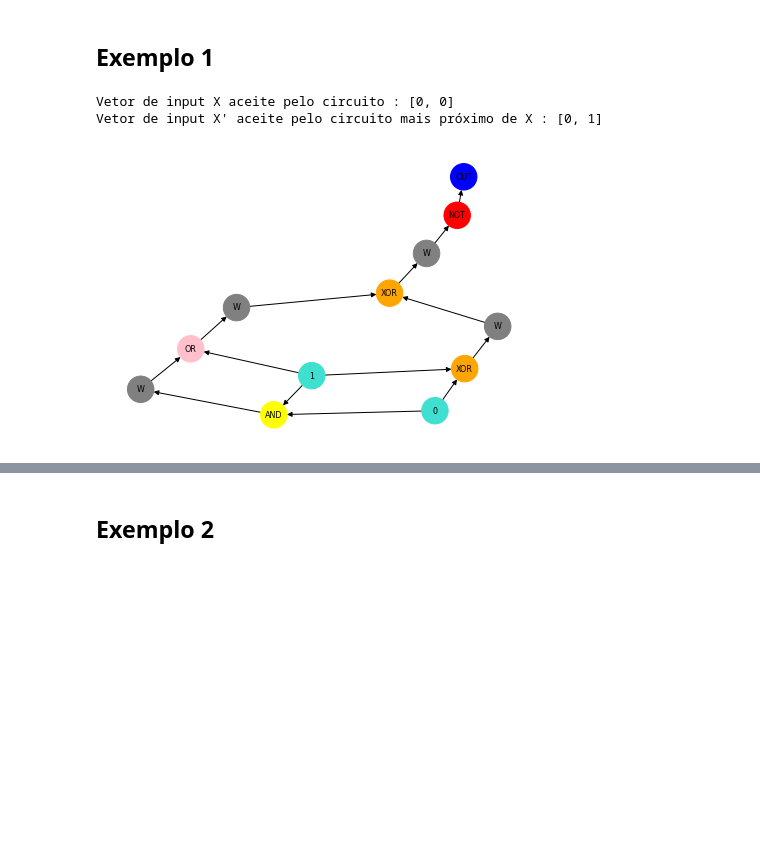
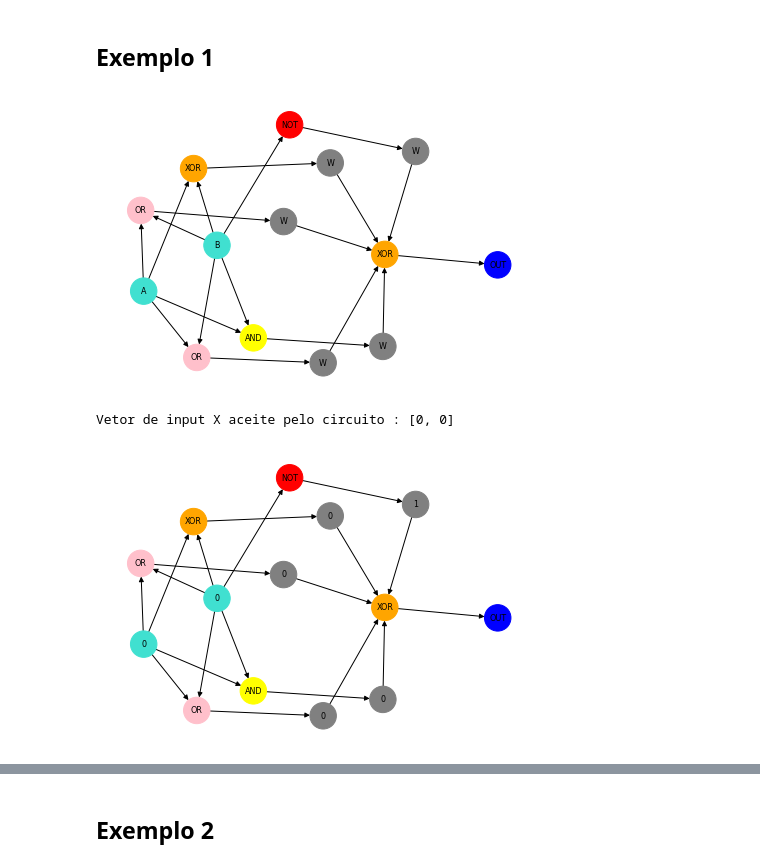
Before and after one commit to zoisper/LC-Projeto, a Jupyter notebook: 2/Circuito.ipynb, the cells around one changed output, grey strips where cells are left out. Saved outputs shown, nothing was run; the diff lists cells and outputs as text; code cells hidden in the pictures; blank space fills up the shorter version.

```diff
--- a/2/Circuito.ipynb
+++ b/2/Circuito.ipynb
@@ -244,6 +244,8 @@ def calculate_input(G):
     status = solver.Solve()
     if status == pywraplp.Solver.OPTIMAL:
         result = [round(X[i].solution_value()) for i in inputs]
+        for n in X:
+            G.nodes[n]['val'] = round(X[n].solution_value())
         return result
     else:
         return None
@@ -323,12 +333,14 @@ def draw_circuit(C):
 ## Exemplo 1
 # %%
 C = circuit_generator(2,0.2)
-S = calculate_input(C)
-NS = next_solution(C,S)
 draw_circuit(C)
-print("Vetor de input X aceite pelo circuito :",S)
-print("Vetor de input X' aceite pelo circuito mais próximo de X :", NS)
 # %% [output]
-Vetor de input X aceite pelo circuito : [0, 0]
-Vetor de input X' aceite pelo circuito mais próximo de X : [0, 1]
-[figure, old version]
+[figure, new version]
+# %%
+S = calculate_input(C)
+if S:
+    draw_circuit(C)
+print("Vetor de input X aceite pelo circuito :",S)
+# %% [output]
+Vetor de input X aceite pelo circuito : [0, 0]
+[figure, added]
```
Also changed, not shown: parts of 12 cells of this notebook.
